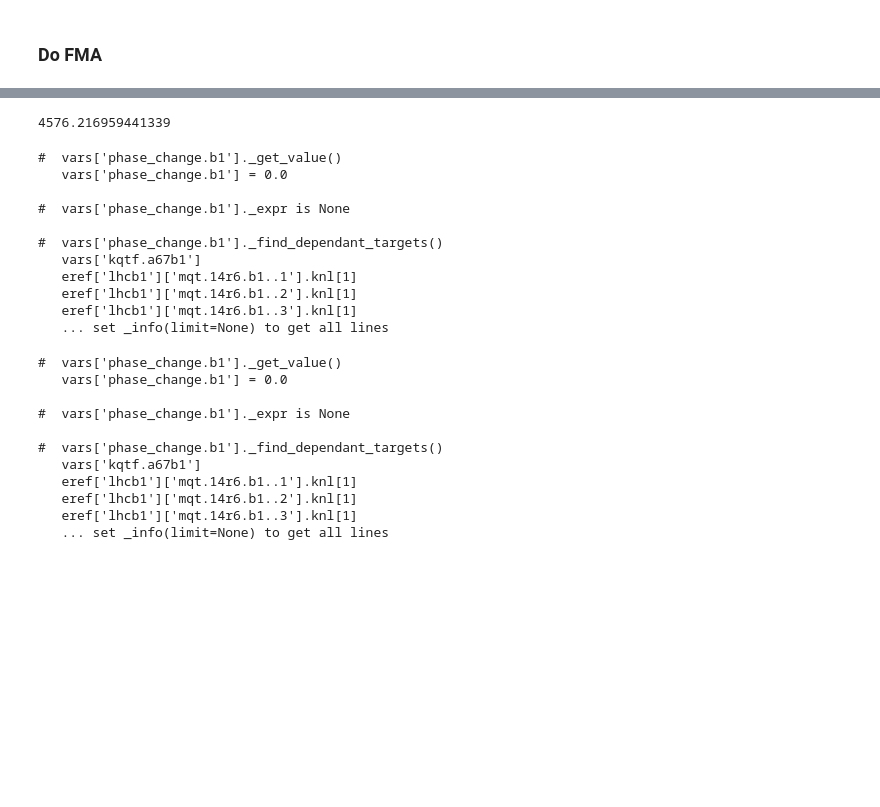
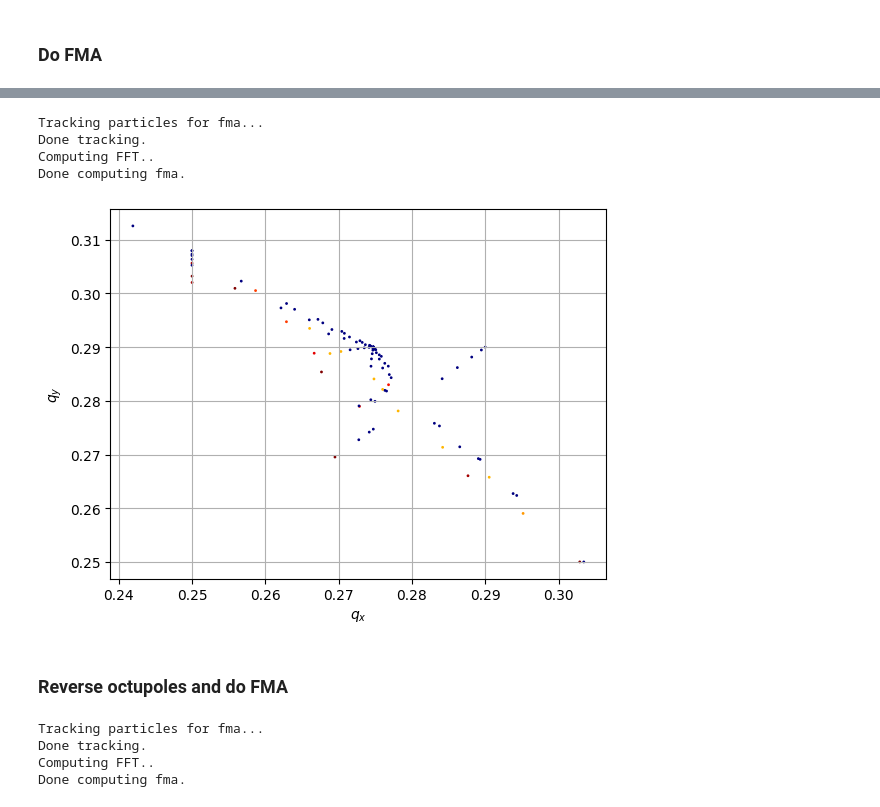
Before and after one commit to ColasDroin/DA_study_boilerplate, a Jupyter notebook: master_study/analysis/FMA.ipynb, the cells around one changed output, grey strips where cells are left out. Drawn from its saved outputs; the diff is of its cells as text; code cells hidden in the pictures; blank space fills up the shorter version.

```diff
--- a/master_study/analysis/FMA.ipynb
+++ b/master_study/analysis/FMA.ipynb
@@ -11,7 +11,7 @@ import copy
 ### Load collider
 # %%
 # Define study
-collider = xt.Multiline.from_json("/afs/cern.ch/work/c/cdroin/private/example_DA_study_dev/master_study/scans/injection_oct_scan__for_experiment/base_collider/xtrack_0000/collider.json")
+collider = xt.Multiline.from_json("/afs/cern.ch/work/c/cdroin/private/example_DA_study_dev/master_study/scans/injection_oct_scan_for_experiment/base_collider/xtrack_0000/collider.json")
 # %% [output]
 Done loading line from dict.
 Done loading line from dict.
@@ -76,16 +44,0 @@ array([0.00000000e+00, 0.00000000e+00, 4.39061436e-02, ...,
-# %%
-collider.vars['phase_change.b1'] = 1.
-collider.vars['phase_change.b2'] = 1.
-tw_b1 = collider.lhcb1.twiss()
-plt.plot(tw_b1[['s']][5000:6000], tw_b1[['mux']][5000:6000]%(2*np.pi))
-plt.plot(tw_b1[['s']][5000:6000], tw_b1[['muy']][5000:6000]%(2*np.pi))
-mu1 = copy.deepcopy(tw_b1[['mux']])
-
-collider.vars['phase_change.b1'] = 0.
-collider.vars['phase_change.b2'] = 0.
-tw_b1 = collider.lhcb1.twiss()
-mu2 = copy.deepcopy(tw_b1[['mux']])
-
-plt.plot(tw_b1[['s']][5000:6000], tw_b1[['mux']][5000:6000]%(2*np.pi))
-plt.plot(tw_b1[['s']][5000:6000], tw_b1[['muy']][5000:6000]%(2*np.pi))
-plt.show()
@@ -94,32 +45,15 @@ plt.show()
-# %%
-print(np.sum(mu1-mu2))
-# %% [output]
-4576.216959441339
-# %%
-collider.vars['phase_change.b1']._info()
-# %% [output]
-#  vars['phase_change.b1']._get_value()
-   vars['phase_change.b1'] = 0.0
-
-#  vars['phase_change.b1']._expr is None
-
-#  vars['phase_change.b1']._find_dependant_targets()
-   vars['kqtf.a67b1']
-   eref['lhcb1']['mqt.14r6.b1..1'].knl[1]
-   eref['lhcb1']['mqt.14r6.b1..2'].knl[1]
-   eref['lhcb1']['mqt.14r6.b1..3'].knl[1]
-   ... set _info(limit=None) to get all lines
-# %%
-collider.lhcb1.vars['phase_change.b1']._info()
-# %% [output]
-#  vars['phase_change.b1']._get_value()
-   vars['phase_change.b1'] = 0.0
-
-#  vars['phase_change.b1']._expr is None
-
-#  vars['phase_change.b1']._find_dependant_targets()
-   vars['kqtf.a67b1']
-   eref['lhcb1']['mqt.14r6.b1..1'].knl[1]
-   eref['lhcb1']['mqt.14r6.b1..2'].knl[1]
-   eref['lhcb1']['mqt.14r6.b1..3'].knl[1]
-   ... set _info(limit=None) to get all lines
+# %%
+fma = collider.lhcb1.get_fma(nemitt_x=2.5e-6, nemitt_y=2.5e-6)
+# %% [output]
+Tracking particles for fma...
+Done tracking.
+Computing FFT..
+Done computing fma.
+# %%
+fma.plot_fma()
+plt.grid(True)
+plt.show()
+# %% [output]
+[figure, added]
+# %% [markdown]
+### Reverse octupoles and do FMA
@@ -125,0 +63,7 @@ collider.lhcb1.vars['phase_change.b1']._info()
+# %%
+fma = collider.lhcb1.get_fma(nemitt_x=2.5e-6, nemitt_y=2.5e-6)
+# %% [output]
+Tracking particles for fma...
+Done tracking.
+Computing FFT..
+Done computing fma.
```
Also changed, not shown: parts of 11 cells of this notebook, 4 other files.
